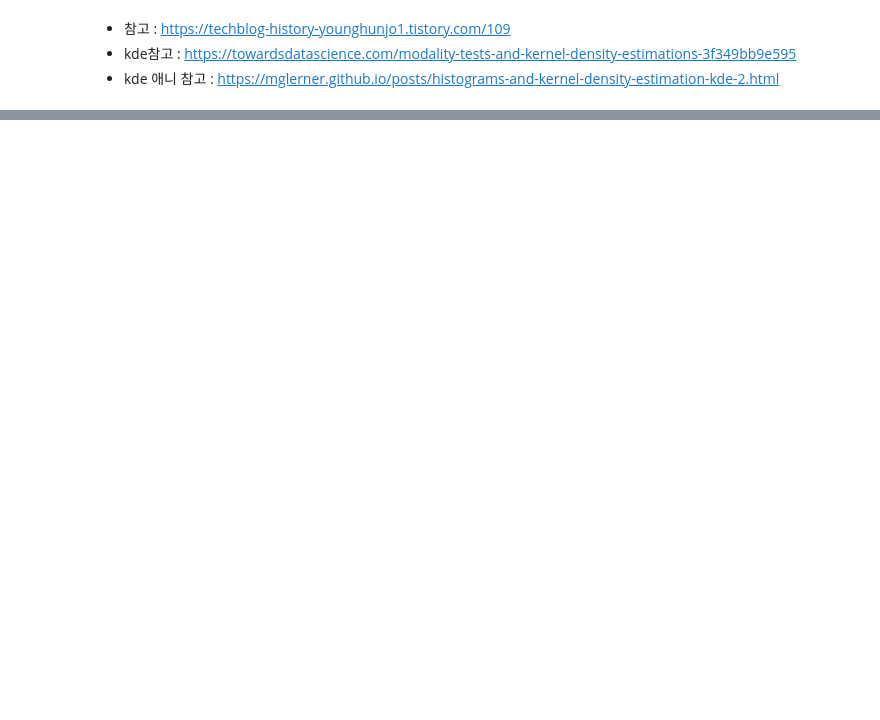
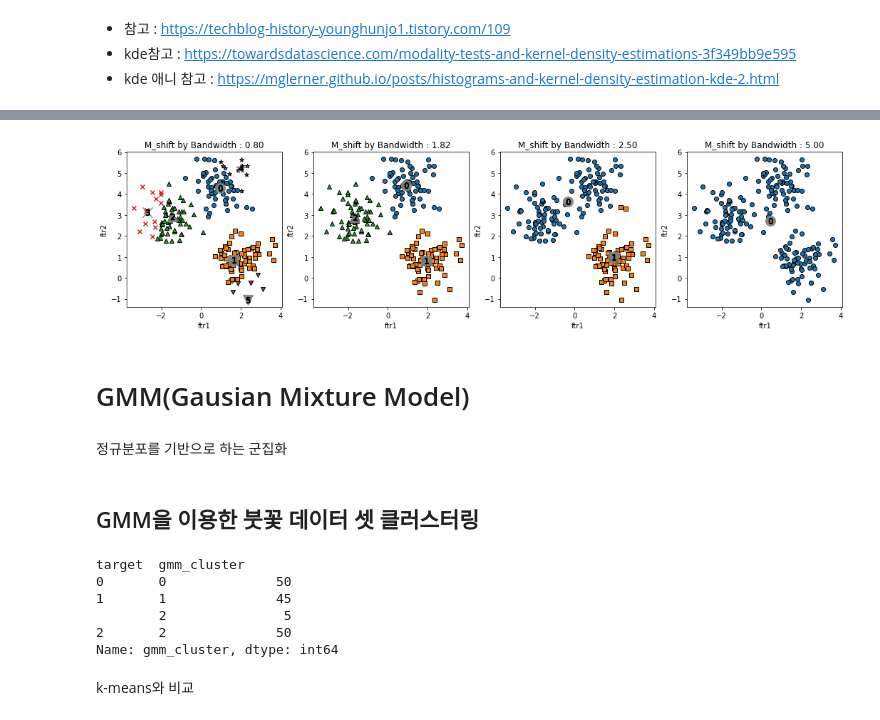
Before and after one commit to SeWonKwon/Machine-Learning, a Jupyter notebook: Machine_Learning/E01_Clustering.ipynb, the cells around one changed output, grey strips where cells are left out. Saved outputs shown, nothing was run; the diff lists cells and outputs as text; code cells hidden in the pictures; blank space fills up the shorter version.

```diff
--- a/Machine_Learning/E01_Clustering.ipynb
+++ b/Machine_Learning/E01_Clustering.ipynb
@@ -665,0 +797,18 @@ NameError: name 'data' is not defined
+# %%
+from sklearn.cluster import estimate_bandwidth
+
+X, y = make_blobs(n_samples=200, n_features=2, centers=3,
+                  cluster_std=0.7, random_state=0)
+
+best_bandwidth = estimate_bandwidth(X)
+
+bandwidth_list = [0.8, best_bandwidth, 2.5, 5.0]
+visualize_cluster_by_bandwith(bandwidth_list, X, y)
+# %% [output]
+[figure, added]
+# %% [markdown]
+# GMM(Gausian Mixture Model)
+# %% [markdown]
+정규분포를 기반으로 하는 군집화
+# %% [markdown]
+## GMM을 이용한 붓꽃 데이터 셋 클러스터링
@@ -665,0 +830,18 @@ NameError: name 'data' is not defined
+# %%
+from sklearn.mixture import GaussianMixture
+
+gmm = GaussianMixture(n_components=3, random_state=0).fit(iris.data)
+gmm_cluster_labels = gmm.predict(iris.data)
+
+iris_df['gmm_cluster'] = gmm_cluster_labels
+
+iris_df.groupby(['target'])['gmm_cluster'].value_counts()
+# %% [output]
+target  gmm_cluster
+0       0              50
+1       1              45
+        2               5
+2       2              50
+Name: gmm_cluster, dtype: int64
+# %% [markdown]
+k-means와 비교
```
Also changed, not shown: parts of 36 cells of this notebook.
